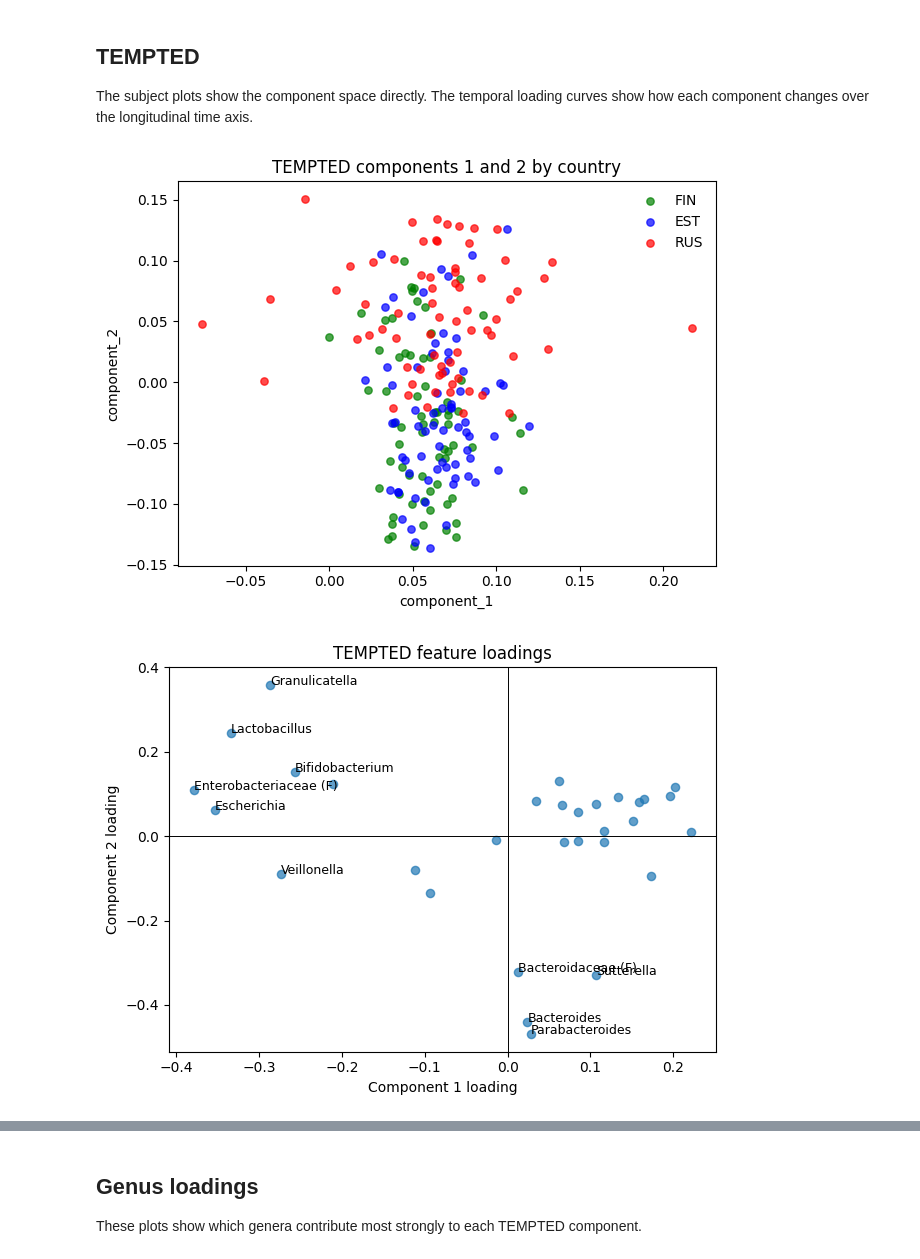
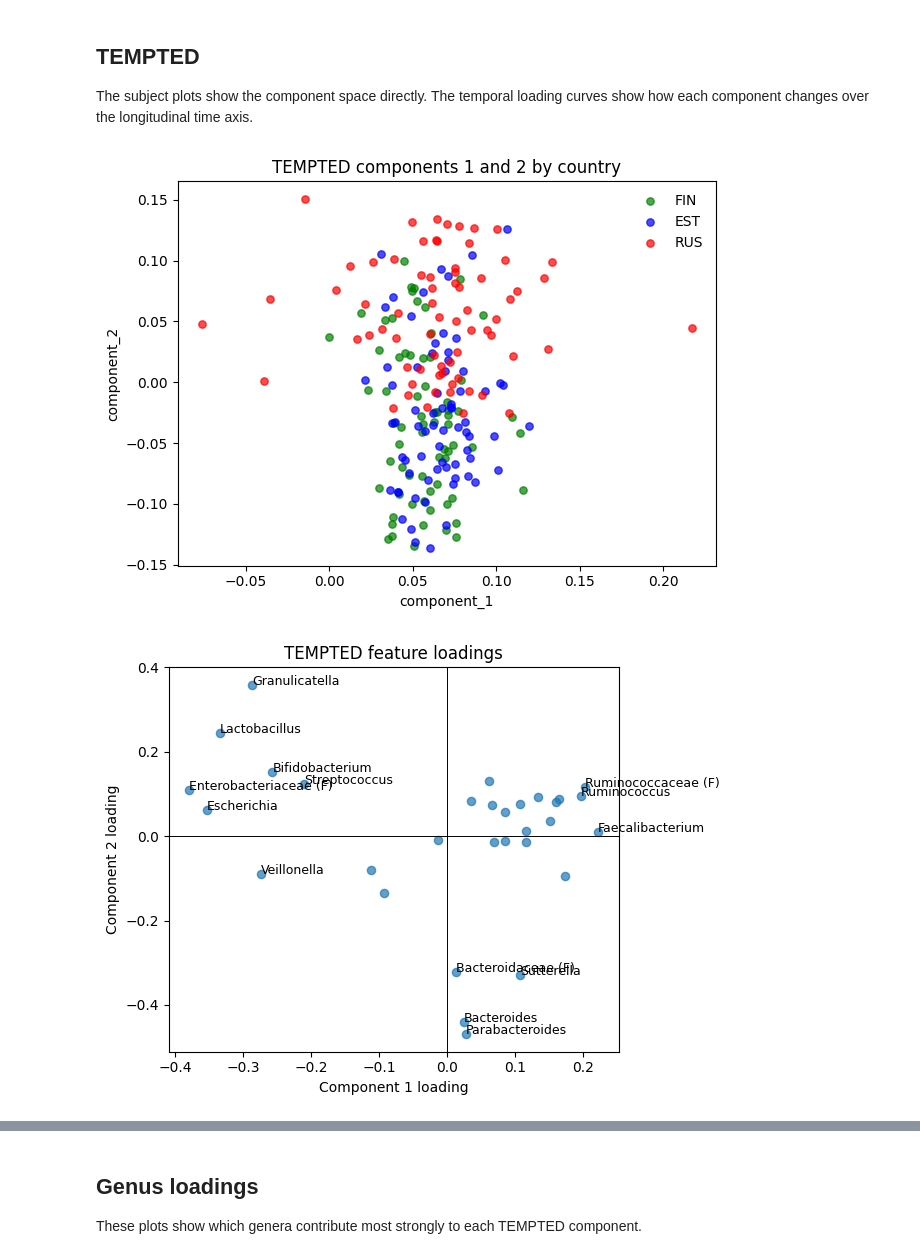
Before and after one commit to UnDfind79/TEMPTED_MEFISTO_PROJECT, a Jupyter notebook: notebooks/06_create_plots_TEMPTED_only.ipynb, the cells around one changed output, grey strips where cells are left out. Drawn from its saved outputs; the diff is of its cells as text; code cells hidden in the pictures.

```diff
--- a/notebooks/06_create_plots_TEMPTED_only.ipynb
+++ b/notebooks/06_create_plots_TEMPTED_only.ipynb
@@ -107,7 +107,7 @@ labels["strength"] = np.sqrt(
 )
 
 labels = labels.nlargest(
-    10,
+    14,
     "strength",
 )
 
@@ -179,34 +179,34 @@ plt.figure(
         max(6, .8 * len(t_dims)),
         max(4, .45 * len(t_table)),
     )
 )
 
 plt.imshow(
     t_table,
     aspect="auto",
     cmap="coolwarm",
     norm=t_norm,
 )
 
 plt.colorbar(label="Association")
 
 plt.xticks(
     range(len(t_table.columns)),
     t_table.columns,
     rotation=45,
     ha="right",
 )
 
 plt.yticks(
     range(len(t_table.index)),
     t_table.index,
 )
 
 plt.title("TEMPTED: strongest metadata associations")
 save("tempted_metadata_heatmap.png")
 # %% [output]
 [figure]
-[figure, old version]
+[figure, new version]
 [figure]
 [figure]
 # %% [markdown]
```
Also changed, not shown: parts of 2 cells of this notebook, 21 other files.
